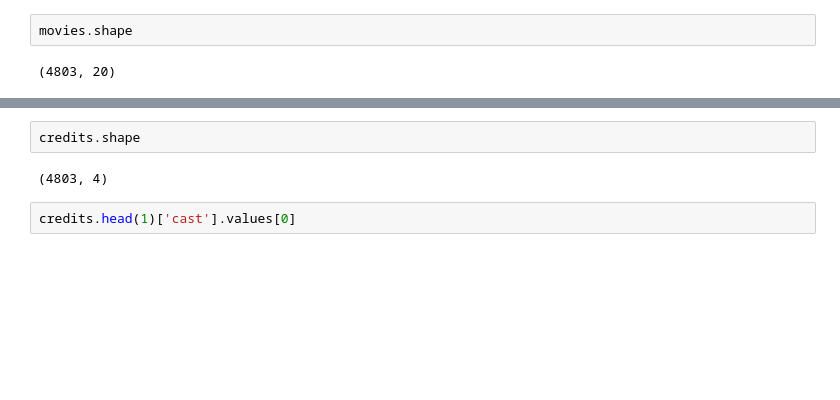
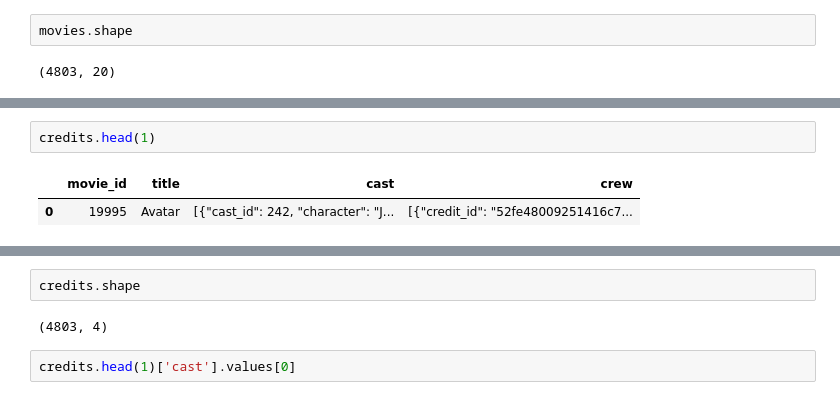
Before and after one commit to SandeepMuhal88/Project_In_Machine_Learning, a Jupyter notebook: Movie_Recommnder_System_Project/Movies_Contet_based_Recommander.ipynb, the cells around one changed output, grey strips where cells are left out. Cells and saved outputs as stored; diff of their text form; blank space fills up the shorter version.

```diff
--- a/Movie_Recommnder_System_Project/Movies_Contet_based_Recommander.ipynb
+++ b/Movie_Recommnder_System_Project/Movies_Contet_based_Recommander.ipynb
@@ -22,3 +27,8 @@ movies.shape
+# %%
+credits.head(1)
+# %% [output]
+|  | movie_id | title | cast | crew |
+| 0 | 19995 | Avatar | [{"cast_id": 242, "character": "J... | [{"credit_id": "52fe48009251416c7... |
 # %%
 credits.sample(5)
 # %% [output]
```
Also changed, not shown: parts of 22 cells of this notebook, 4 other files.
